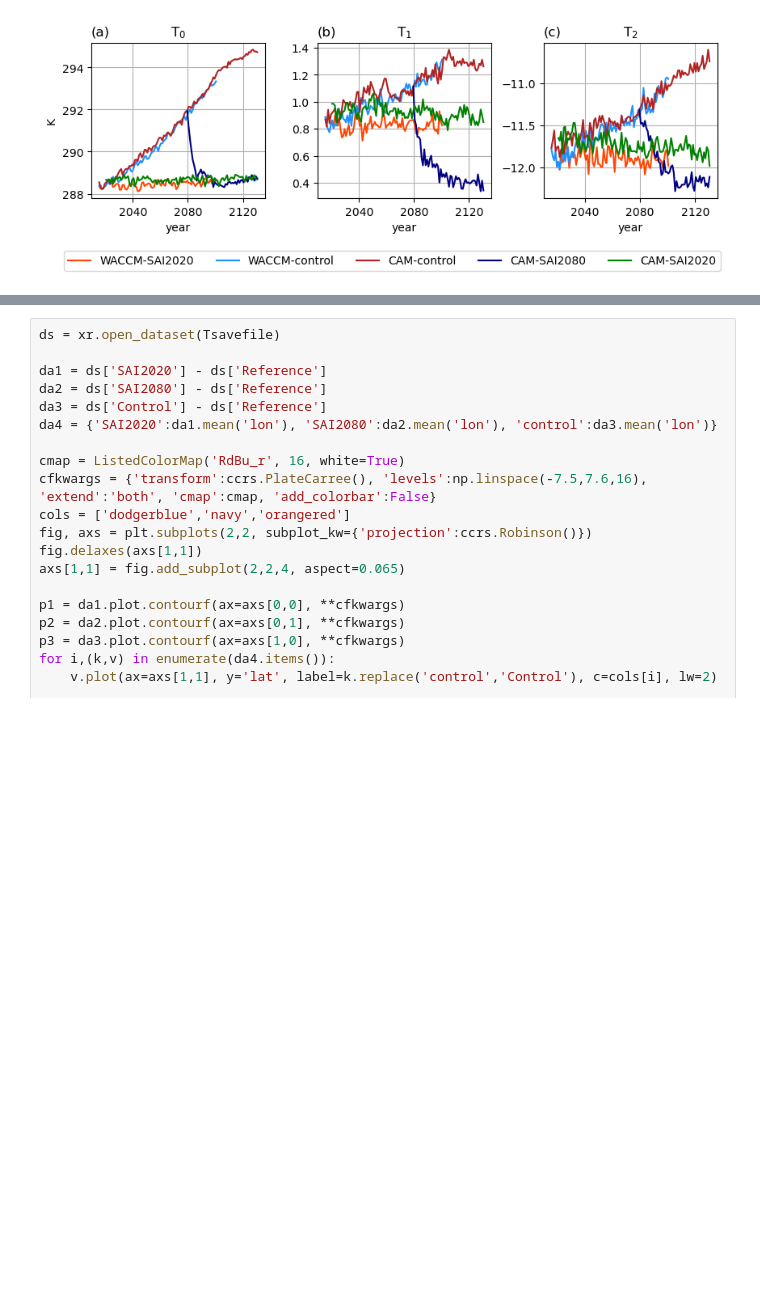
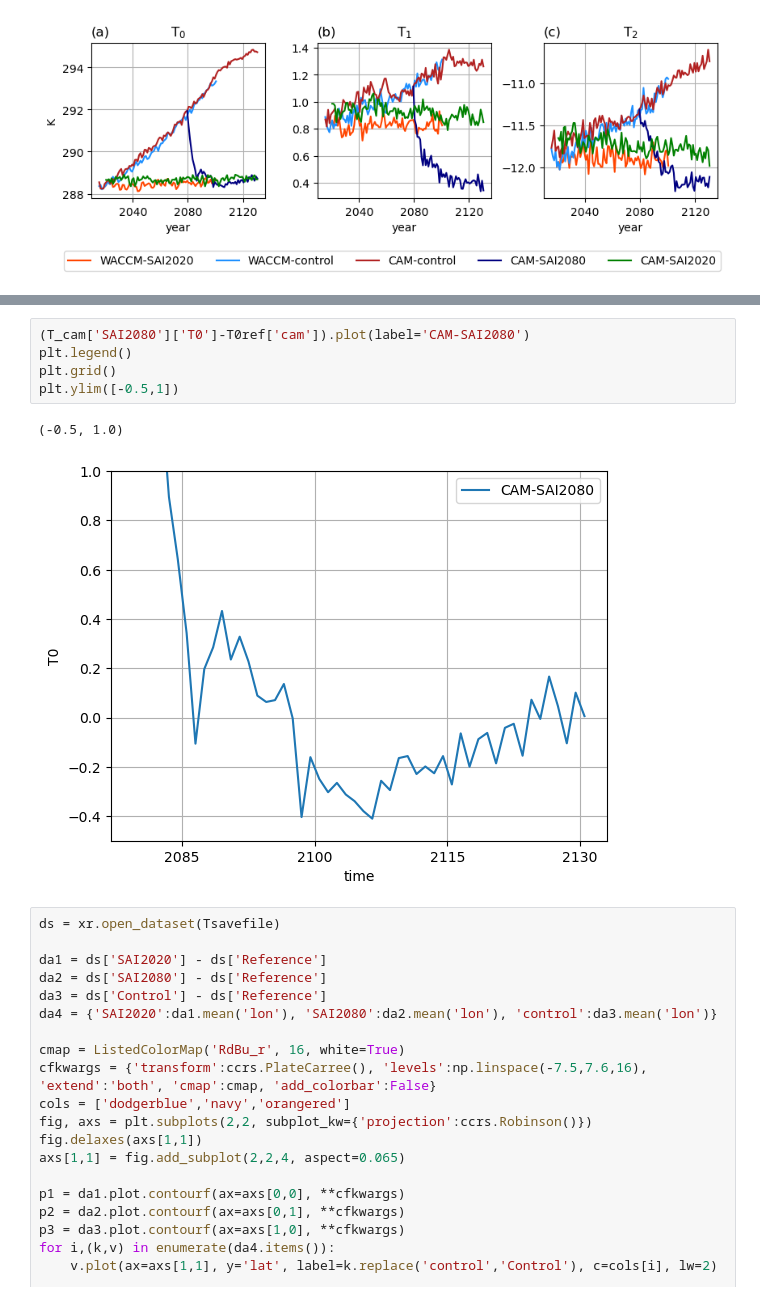
Before and after one commit to JdeJong96/CESM-CAM_SAI, a Jupyter notebook: results/T0_T1_T2.ipynb, the cells around one changed output, grey strips where cells are left out. Cells and saved outputs as stored; diff of their text form; blank space fills up the shorter version.

```diff
--- a/results/T0_T1_T2.ipynb
+++ b/results/T0_T1_T2.ipynb
@@ -350,3 +384,11 @@ T2: {'cam': -11.698897384592788, 'waccm': -11.885540304295176}
+# %%
+(T_cam['SAI2080']['T0']-T0ref['cam']).plot(label='CAM-SAI2080')
+plt.legend()
+plt.grid()
+plt.ylim([-0.5,1])
+# %% [output]
+(-0.5, 1.0)
+[figure, added]
 # %%
 ds = xr.open_dataset(Tsavefile)
 
```
Also changed, not shown: parts of 2 cells of this notebook.
